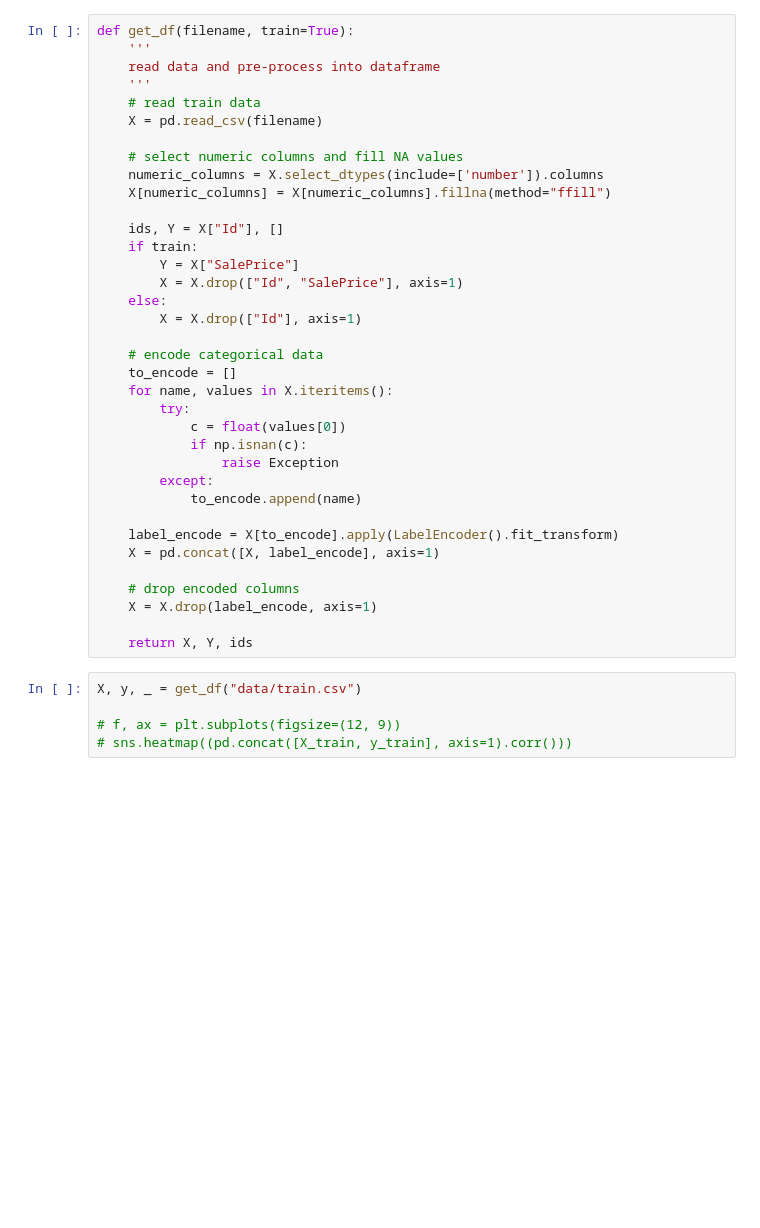
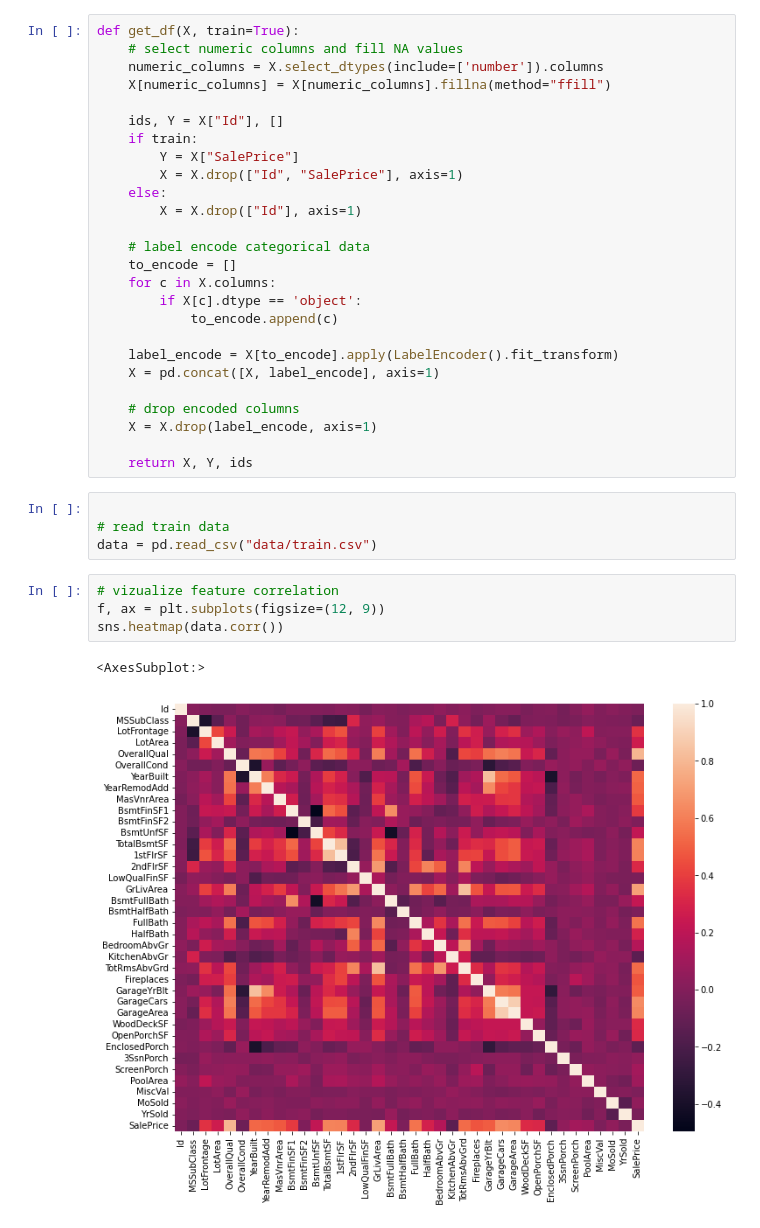
Before and after one commit to moejoe95/ccc-21, a Jupyter notebook: kaggle_house_prices/house_prices.ipynb, the cells around one changed output. Saved outputs shown, nothing was run; the diff lists cells and outputs as text; blank space fills up the shorter version.

Commit message:
add some data analysis/cleaning

```diff
--- a/kaggle_house_prices/house_prices.ipynb
+++ b/kaggle_house_prices/house_prices.ipynb
@@ -9,13 +9,7 @@ from sklearn.model_selection import train_test_split
 from sklearn.model_selection import GridSearchCV
 from sklearn.model_selection import StratifiedKFold
 # %%
-def get_df(filename, train=True):
-    '''
-    read data and pre-process into dataframe
-    '''
-    # read train data
-    X = pd.read_csv(filename)
-
+def get_df(X, train=True):
     # select numeric columns and fill NA values
     numeric_columns = X.select_dtypes(include=['number']).columns
     X[numeric_columns] = X[numeric_columns].fillna(method="ffill")
@@ -27,15 +21,11 @@ def get_df(filename, train=True):
     else:
         X = X.drop(["Id"], axis=1)
 
-    # encode categorical data
+    # label encode categorical data
     to_encode = []
-    for name, values in X.iteritems():
-        try:
-            c = float(values[0])
-            if np.isnan(c):
-                raise Exception
-        except:
-            to_encode.append(name)
+    for c in X.columns:
+        if X[c].dtype == 'object':
+            to_encode.append(c)
 
     label_encode = X[to_encode].apply(LabelEncoder().fit_transform)
     X = pd.concat([X, label_encode], axis=1)
@@ -44,8 +34,14 @@ def get_df(filename, train=True):
     X = X.drop(label_encode, axis=1)
 
     return X, Y, ids
+# %%
+
+# read train data
+data = pd.read_csv("data/train.csv")
 # %%
-X, y, _ = get_df("data/train.csv")
-
-# f, ax = plt.subplots(figsize=(12, 9))
-# sns.heatmap((pd.concat([X_train, y_train], axis=1).corr()))
+# vizualize feature correlation
+f, ax = plt.subplots(figsize=(12, 9))
+sns.heatmap(data.corr())
+# %% [output]
+<AxesSubplot:>
+[figure, added]
```
Also changed, not shown: parts of 6 cells of this notebook.
